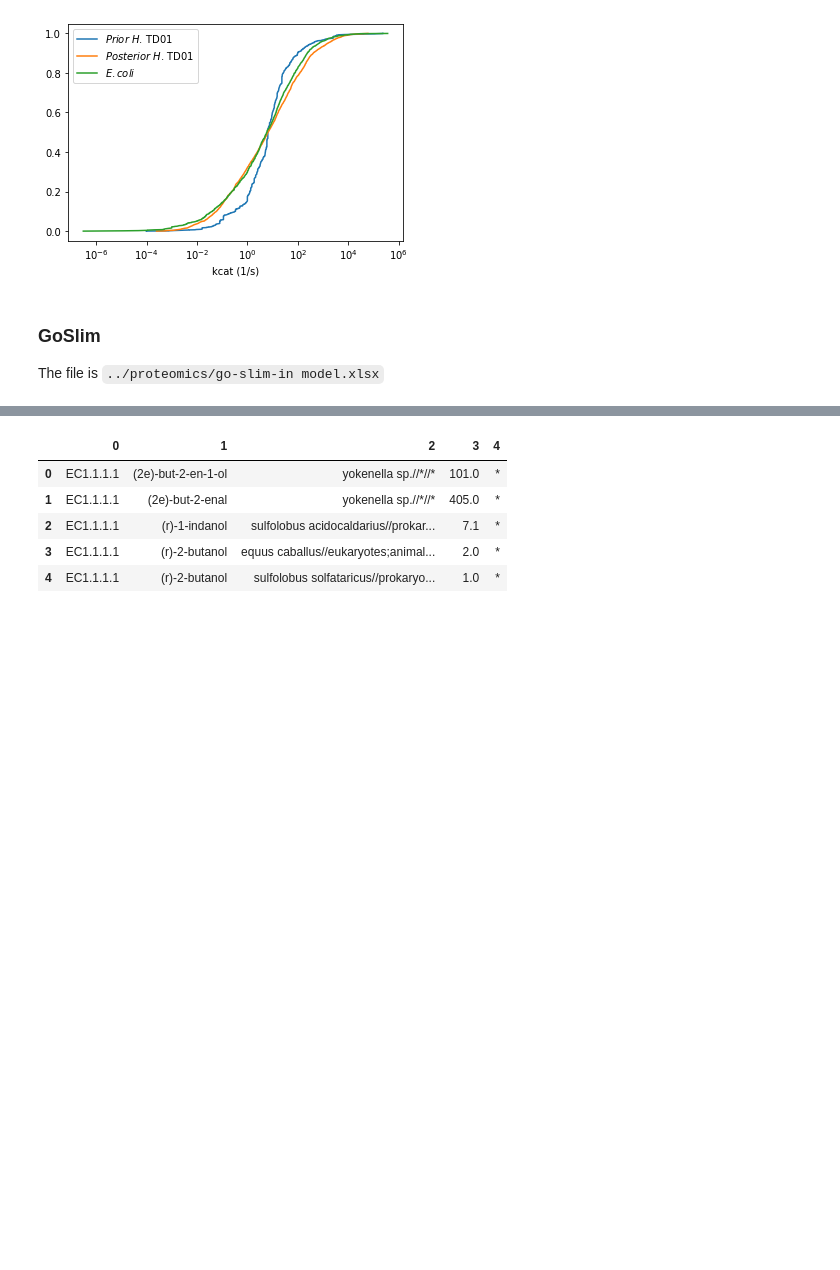
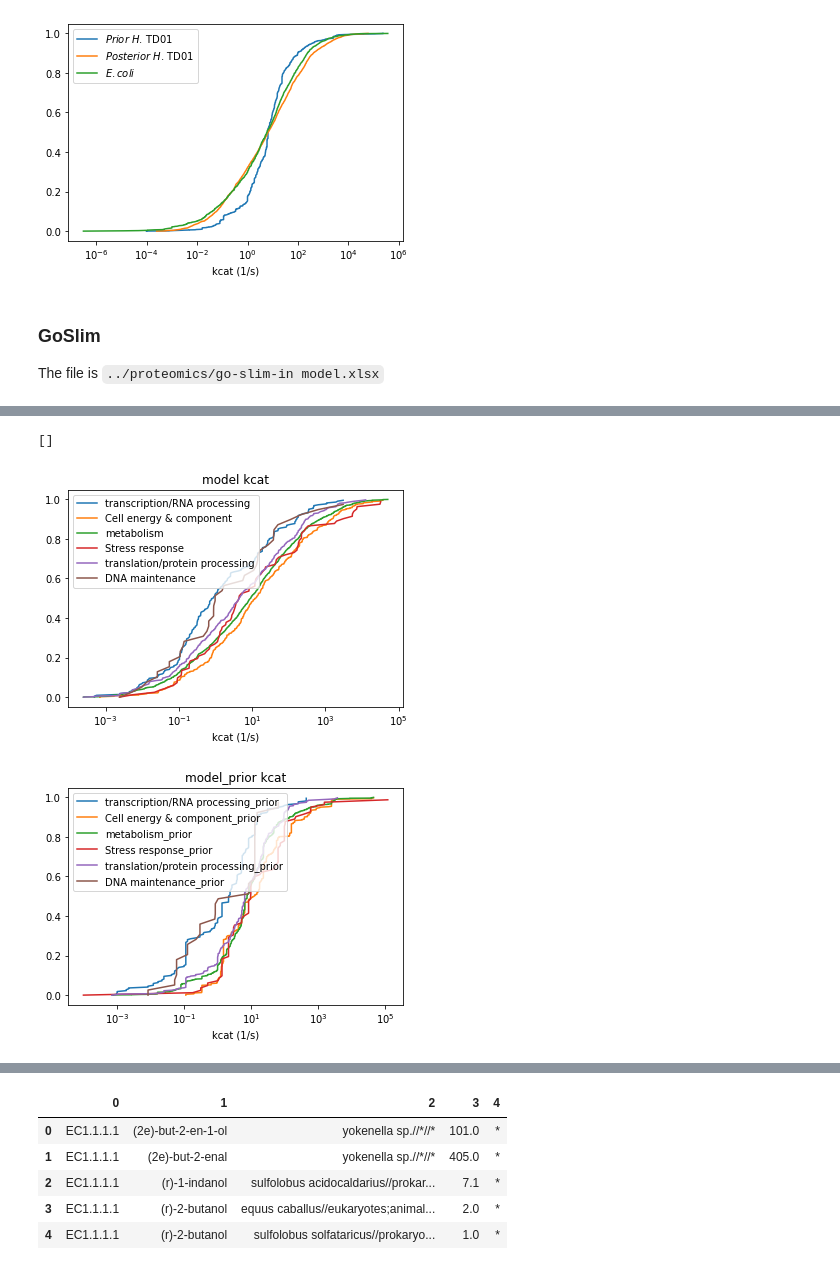
Before and after one commit to SysBioChalmers/Halo-GEM, a Jupyter notebook: ComplementaryScripts/EnzymeConstrainedModelRecon/Scripts/enzyme_distributions.ipynb, the cells around one changed output, grey strips where cells are left out. Cells and saved outputs as stored; diff of their text form; code cells hidden in the pictures; blank space fills up the shorter version.

Commit message:
fix: update cumulative plot (group by GoTerm)

```diff
--- a/ComplementaryScripts/EnzymeConstrainedModelRecon/Scripts/enzyme_distributions.ipynb
+++ b/ComplementaryScripts/EnzymeConstrainedModelRecon/Scripts/enzyme_distributions.ipynb
@@ -70,0 +77,6 @@ kcat_model
+# %%
+# loda table and get 'Genes' column
+go_slim_db = pd.read_excel('../proteomics/go-slim-in model.xlsx', index_col=None, header=0)
+go_slim_db['Genes'] = [list(set(i[4:])- {np.nan}) for i in go_slim_db.values.tolist()]  # remove np.nan
+go_slim_db = go_slim_db[['Description', 'GoTerm', 'GeneNumber', 'Classification','Genes']]
+go_slim_db.head()
@@ -70,0 +119,45 @@ kcat_model
+# %%
+# TODO: some gens have no kcat such as TD01GL001757
+kcats_i = kcat_model[Gens_id_list == 'TD01GL001757' ]
+print(kcats_i)
+# %% [output]
+[]
+# %%
+# plot for each classification
+go_slim_db['Kcats_all'] = go_slim_db['Kcats'].apply(itertools.chain.from_iterable)  # convert to One-dimensional list
+go_slim_db['Kcats_all'] = go_slim_db['Kcats_all'].apply(list)
+
+go_slim_db['Kcats_prior_all'] = go_slim_db['Kcats_prior'].apply(itertools.chain.from_iterable)
+go_slim_db['Kcats_prior_all'] = go_slim_db['Kcats_prior_all'].apply(list)
+
+classifications = set(go_slim_db['Classification'])
+for classification_i in classifications:
+    kcat_i = go_slim_db[go_slim_db['Classification']==classification_i]['Kcats_all'].values
+    kcat_i = list(itertools.chain.from_iterable(kcat_i))
+    X_i = np.sort(kcat_i)
+    Y_i= np.array(range(len(kcat_i)))/float(len(kcat_i))
+    plt.plot(X_i  , Y_i  ,label = classification_i)
+plt.xscale('log')
+plt.legend(loc=0)
+plt.xlabel('kcat (1/s)')
+plt.title('model kcat')
+plt.show()
+plt.close()
+
+# %%
+# plot prior
+for classification_i in classifications:
+    kcat_prior_i = go_slim_db[go_slim_db['Classification']==classification_i]['Kcats_prior_all'].values
+    kcat_prior_i = list(itertools.chain.from_iterable(kcat_prior_i))
+    X_prior_i = np.sort(kcat_prior_i)
+    Y_prior_i= np.array(range(len(kcat_prior_i)))/float(len(kcat_prior_i))
+    plt.plot(X_prior_i  , Y_prior_i  ,label = classification_i + '_prior')
+plt.xscale('log')
+plt.legend(loc=0)
+plt.xlabel('kcat (1/s)')
+plt.title('model_prior kcat')
+plt.show()
+plt.close()
+# %% [output]
+[figure, added]
+[figure, added]
```
Also changed, not shown: parts of 7 cells of this notebook.
